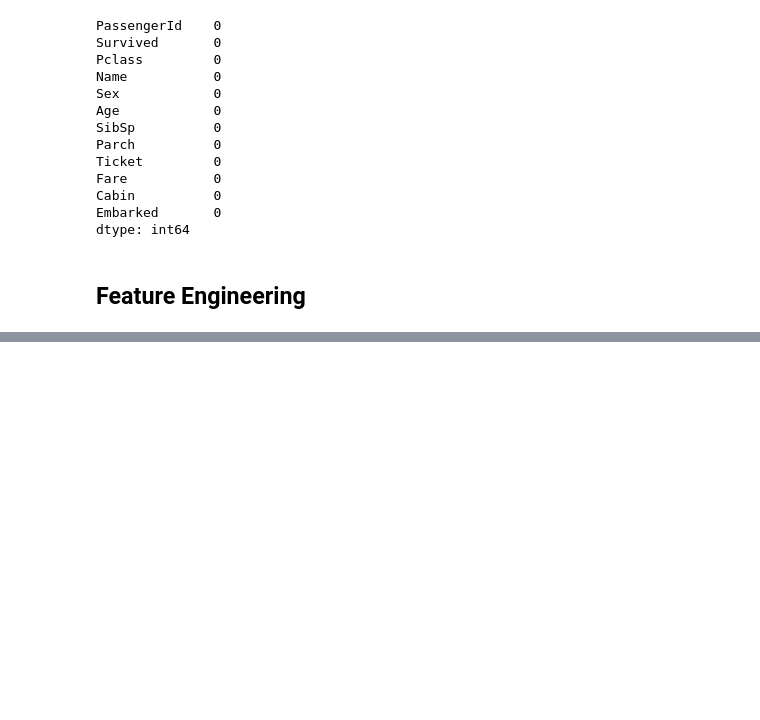
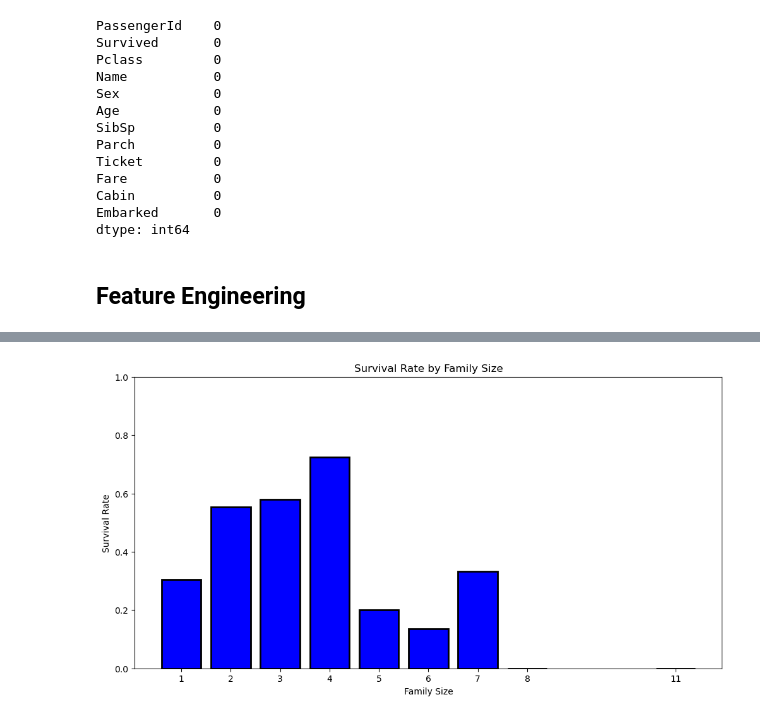
Before and after one commit to Hari-Potter03/Titanic-EDA-Classification, a Jupyter notebook: notebooks/02_modeling.ipynb, the cells around one changed output, grey strips where cells are left out. Saved outputs shown, nothing was run; the diff lists cells and outputs as text; code cells hidden in the pictures; blank space fills up the shorter version.

```diff
--- a/notebooks/02_modeling.ipynb
+++ b/notebooks/02_modeling.ipynb
@@ -205,0 +225,12 @@ Dooley, Mr. Patrick
+# %%
+family_size_survival_rate = df.groupby('FamilySize')['Survived'].mean()
+plt.figure(figsize=(12, 6))
+plt.bar(family_size_survival_rate.index, family_size_survival_rate.values, color='blue', linewidth=2, edgecolor='black')
+plt.title("Survival Rate by Family Size")
+plt.xlabel("Family Size")
+plt.ylabel("Survival Rate")
+plt.xticks(family_size_survival_rate.index)
+plt.ylim([0, 1])
+plt.show()
+# %% [output]
+[figure, added]
```
Also changed, not shown: parts of 30 cells of this notebook.
